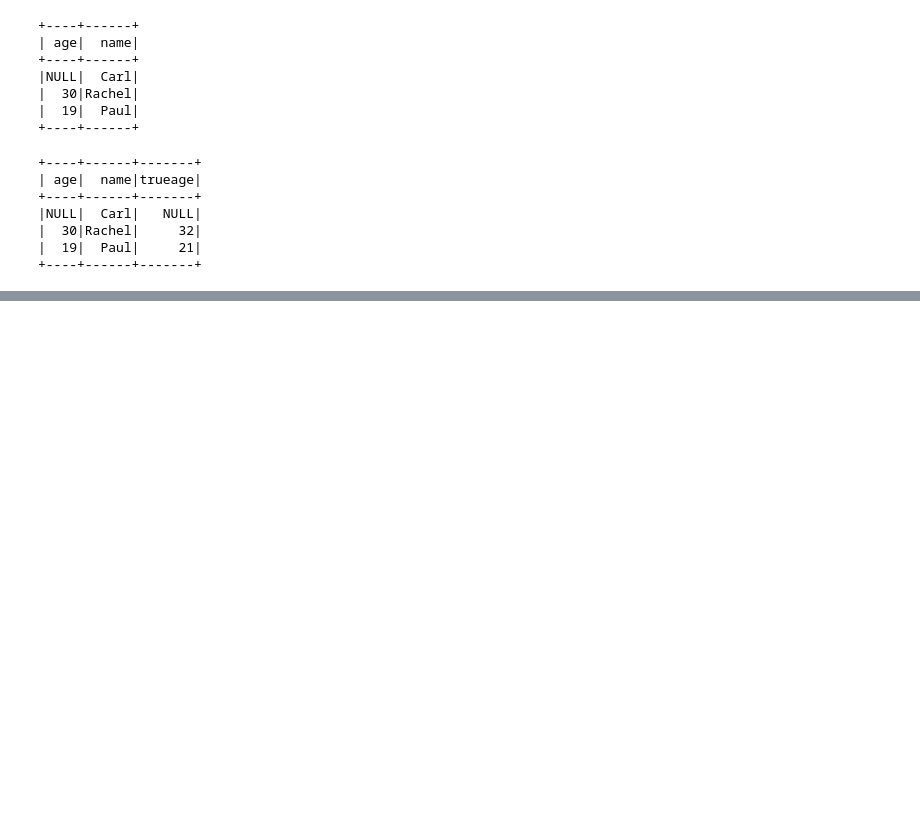
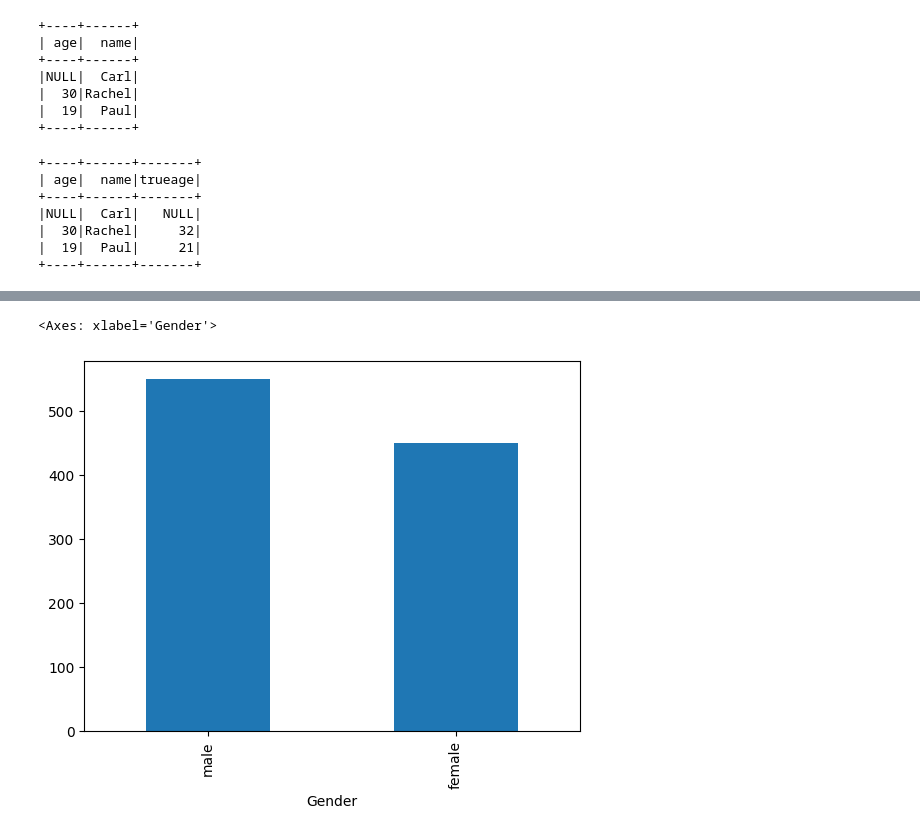
Before and after one commit to StanleyNyadzayo/python-markdown2, a Jupyter notebook: lab4.ipynb, the cells around one changed output, grey strips where cells are left out. Saved outputs shown, nothing was run; the diff lists cells and outputs as text; code cells hidden in the pictures; blank space fills up the shorter version.

```diff
--- a/lab4.ipynb
+++ b/lab4.ipynb
@@ -136,0 +649,5 @@ df.show()
+# %%
+df['Gender'].value_counts().plot(kind='bar')
+# %% [output]
+<Axes: xlabel='Gender'>
+[figure, added]
```
Also changed, not shown: parts of 41 cells of this notebook.
